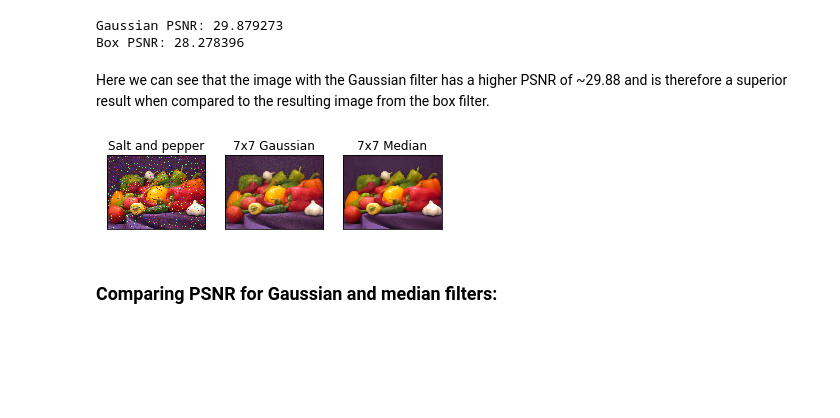
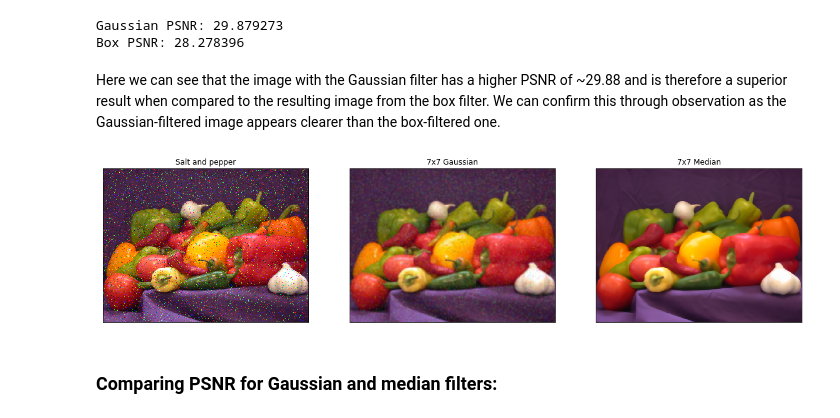
Before and after one commit to alexH2456/ECSE415, a Jupyter notebook: src/a1/Filtering-Denoising.ipynb, the cells around one changed output. Saved outputs shown, nothing was run; the diff lists cells and outputs as text; code cells hidden in the pictures; blank space fills up the shorter version.

```diff
--- a/src/a1/Filtering-Denoising.ipynb
+++ b/src/a1/Filtering-Denoising.ipynb
@@ -45,7 +46,7 @@ print('Box PSNR: %f' % psnr_box)
 Gaussian PSNR: 29.879273
 Box PSNR: 28.278396
 # %% [markdown]
-Here we can see that the image with the Gaussian filter has a higher PSNR of ~29.88 and is therefore a superior result when compared to the resulting image from the box filter.
+Here we can see that the image with the Gaussian filter has a higher PSNR of ~29.88 and is therefore a superior result when compared to the resulting image from the box filter. We can confirm this through observation as the Gaussian-filtered image appears clearer than the box-filtered one.
 # %%
 # Import salt and pepper noise image
 salt_pepper_img = cv2.imread('data/saltandpepper_noise_peppers.png')
@@ -57,15 +58,16 @@ gaussian_salt_img = cv2.GaussianBlur(salt_pepper_img, (7,7), math.sqrt(2))
 median_salt_img = cv2.medianBlur(salt_pepper_img, 7)
 # %%
 # Display images
+plt.figure(figsize=(20, 20))
 plt.subplot(131), plt.imshow(cv2.cvtColor(salt_pepper_img, cv2.COLOR_BGR2RGB))
 plt.title('Salt and pepper'), plt.xticks([]), plt.yticks([])
 plt.subplot(132), plt.imshow(cv2.cvtColor(gaussian_salt_img, cv2.COLOR_BGR2RGB))
 plt.title('7x7 Gaussian'), plt.xticks([]), plt.yticks([])
 plt.subplot(133), plt.imshow(cv2.cvtColor(median_salt_img, cv2.COLOR_BGR2RGB))
 plt.title('7x7 Median'), plt.xticks([]), plt.yticks([])
 plt.show()
 # %% [output]
-[figure, old version]
+[figure, new version]
 # %% [markdown]
 ### Comparing PSNR for Gaussian and median filters:
 # %%
```
Also changed, not shown: parts of 2 cells of this notebook, 2 other files.
